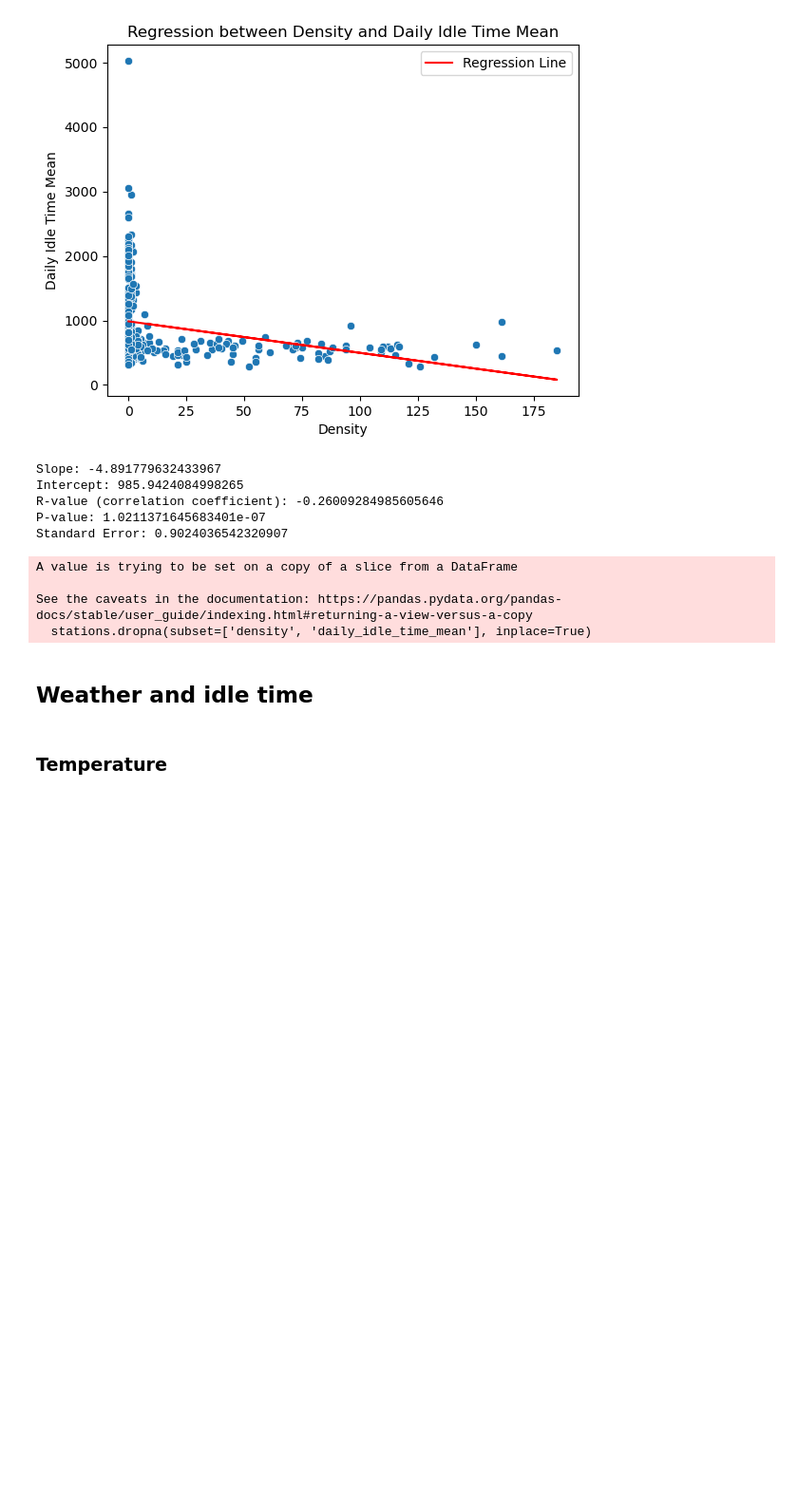
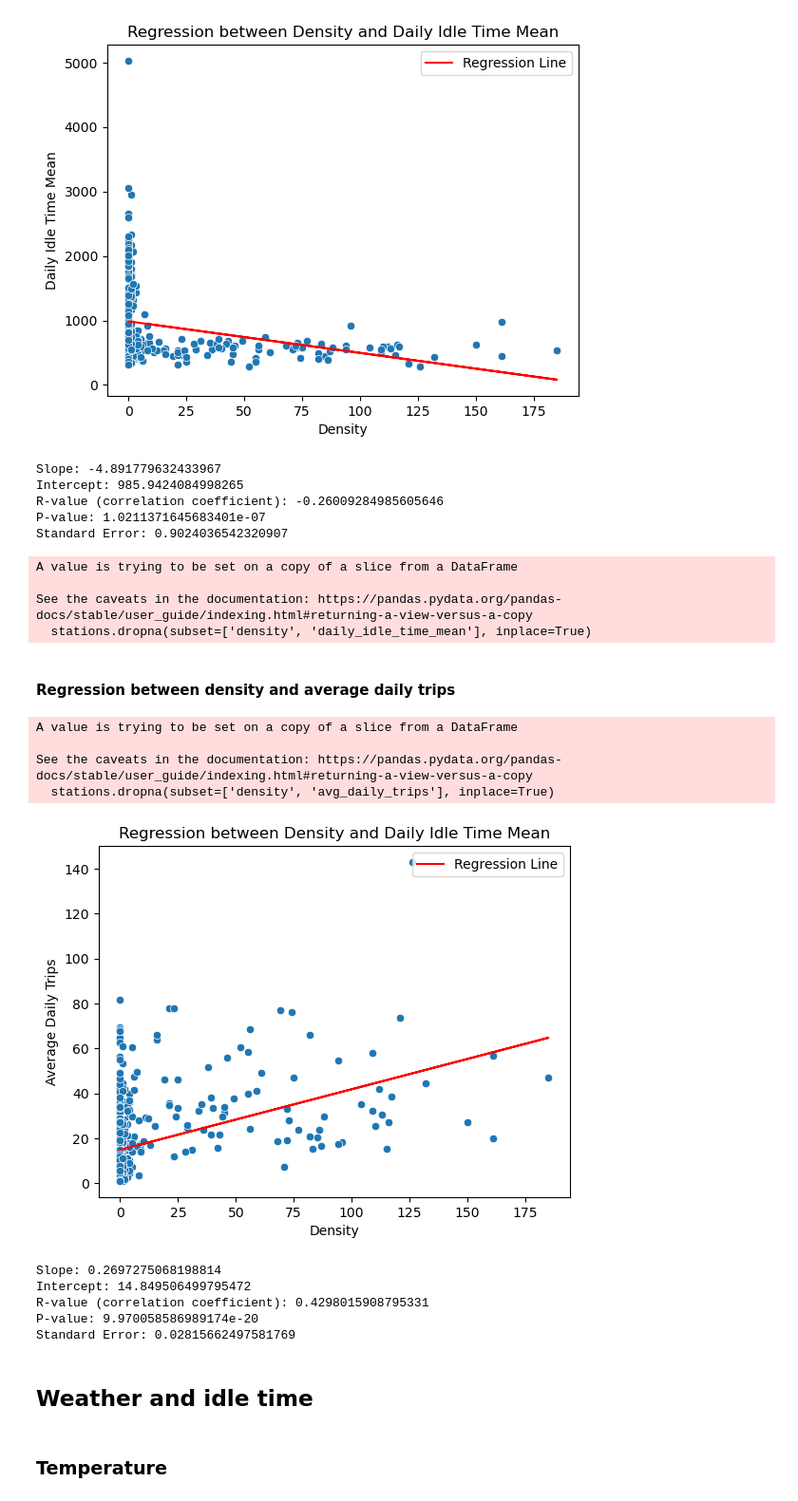
Before and after one commit to lauribus/DSMLproject, a Jupyter notebook: Project bikes2.ipynb, the cells around one changed output. Shown at 95% size. Drawn from its saved outputs; the diff is of its cells as text; code cells hidden in the pictures; blank space fills up the shorter version.

```diff
--- a/Project bikes2.ipynb
+++ b/Project bikes2.ipynb
@@ -936,3 +936,46 @@ See the caveats in the documentation: https://pandas.pydata.org/pandas-docs/stab
 # %%
 # analyse he graph and the coeficients (statistic significance, etc.)
 # negative relation, etc.
+# %% [markdown]
+#### Regression between density and average daily trips
+# %%
+# Step 1: Drop any rows with missing values in the columns of interest
+stations.dropna(subset=['density', 'avg_daily_trips'], inplace=True)
+
+# Step 2: Calculate the regression
+slope, intercept, r_value, p_value, std_err = linregress(stations['density'], stations['avg_daily_trips'])
+
+# Step 3: Create the scatter plot with regression line
+sns.scatterplot(x='density', y='avg_daily_trips', data=stations)
+plt.plot(stations['density'], intercept + slope * stations['density'], color='red', label='Regression Line')
+
+# Step 4: Customize the plot
+plt.xlabel('Density')
+plt.ylabel('Average Daily Trips')
+plt.title('Regression between Density and Daily Idle Time Mean')
+plt.legend()
+
+# Step 5: Show the plot
+plt.show()
+# %% [output]
+A value is trying to be set on a copy of a slice from a DataFrame
+
+See the caveats in the documentation: https://pandas.pydata.org/pandas-docs/stable/user_guide/indexing.html#returning-a-view-versus-a-copy
+  stations.dropna(subset=['density', 'avg_daily_trips'], inplace=True)
+[figure, added]
+# %%
+# Step 1: Calculate the regression
+slope, intercept, r_value, p_value, std_err = linregress(stations['density'], stations['avg_daily_trips'])
+
+# Step 2: Print the results
+print(f"Slope: {slope}")
+print(f"Intercept: {intercept}")
+print(f"R-value (correlation coefficient): {r_value}")
+print(f"P-value: {p_value}")
+print(f"Standard Error: {std_err}")
+# %% [output]
+Slope: 0.2697275068198814
+Intercept: 14.849506499795472
+R-value (correlation coefficient): 0.4298015908795331
+P-value: 9.970058586989174e-20
+Standard Error: 0.02815662497581769
```
Also changed, not shown: parts of 21 cells of this notebook.
